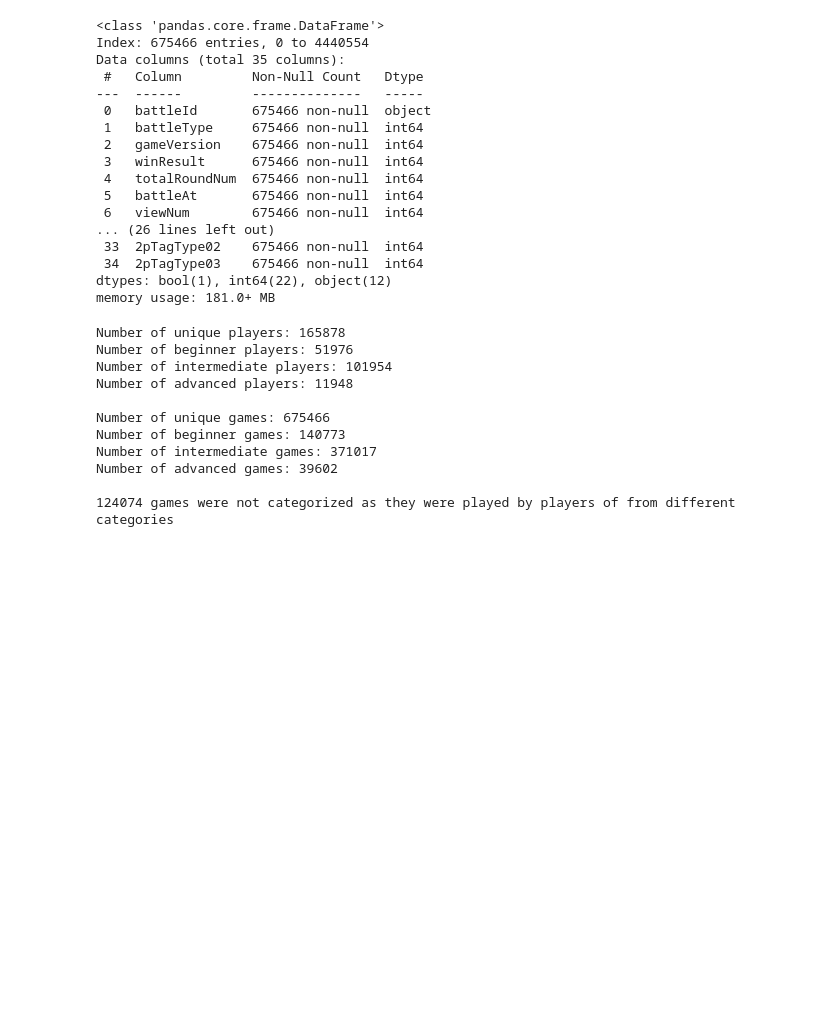
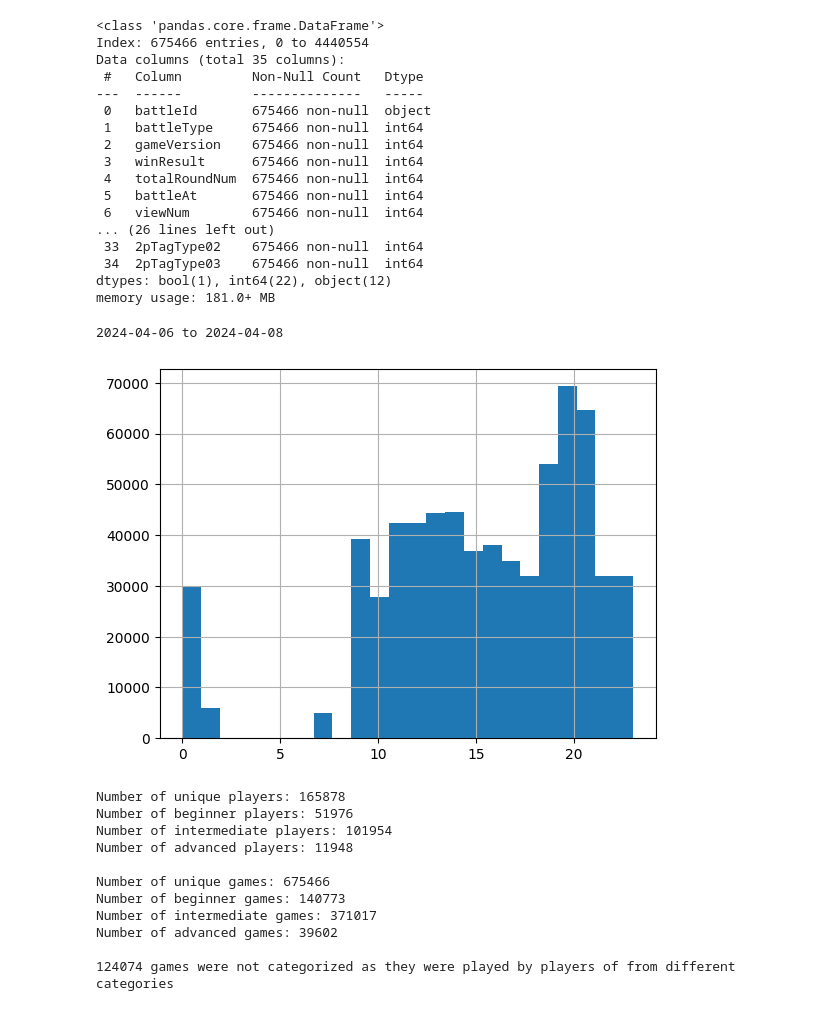
Before and after one commit to elgonio/TK8-thing, a Jupyter notebook: data_processing.ipynb, the cells around one changed output. Saved outputs shown, nothing was run; the diff lists cells and outputs as text; code cells hidden in the pictures; blank space fills up the shorter version.

```diff
--- a/data_processing.ipynb
+++ b/data_processing.ipynb
@@ -38,3 +51,16 @@ memory usage: 181.0+ MB
+# %%
+# convert from unix timestamp to datetime
+master_df['battleAt'] = pd.to_datetime(master_df['battleAt'], unit='s')
+
+# plot distribution of time of day game was played
+master_df['battleAt'].dt.hour.hist(bins=24)
+
+# get the date range of the data as a human readable string
+data_date_range = f"{master_df['battleAt'].dt.date.min()} to {master_df['battleAt'].dt.date.max()}"
+print(data_date_range)
+# %% [output]
+2024-04-06 to 2024-04-08
+[figure, added]
 # %%
 unique_players = get_unique_players(master_df)
 beginner_players, intemediate_players, advanced_players = split_unique_players(unique_players)
```
Also changed, not shown: parts of 5 cells of this notebook, 11 other files.
